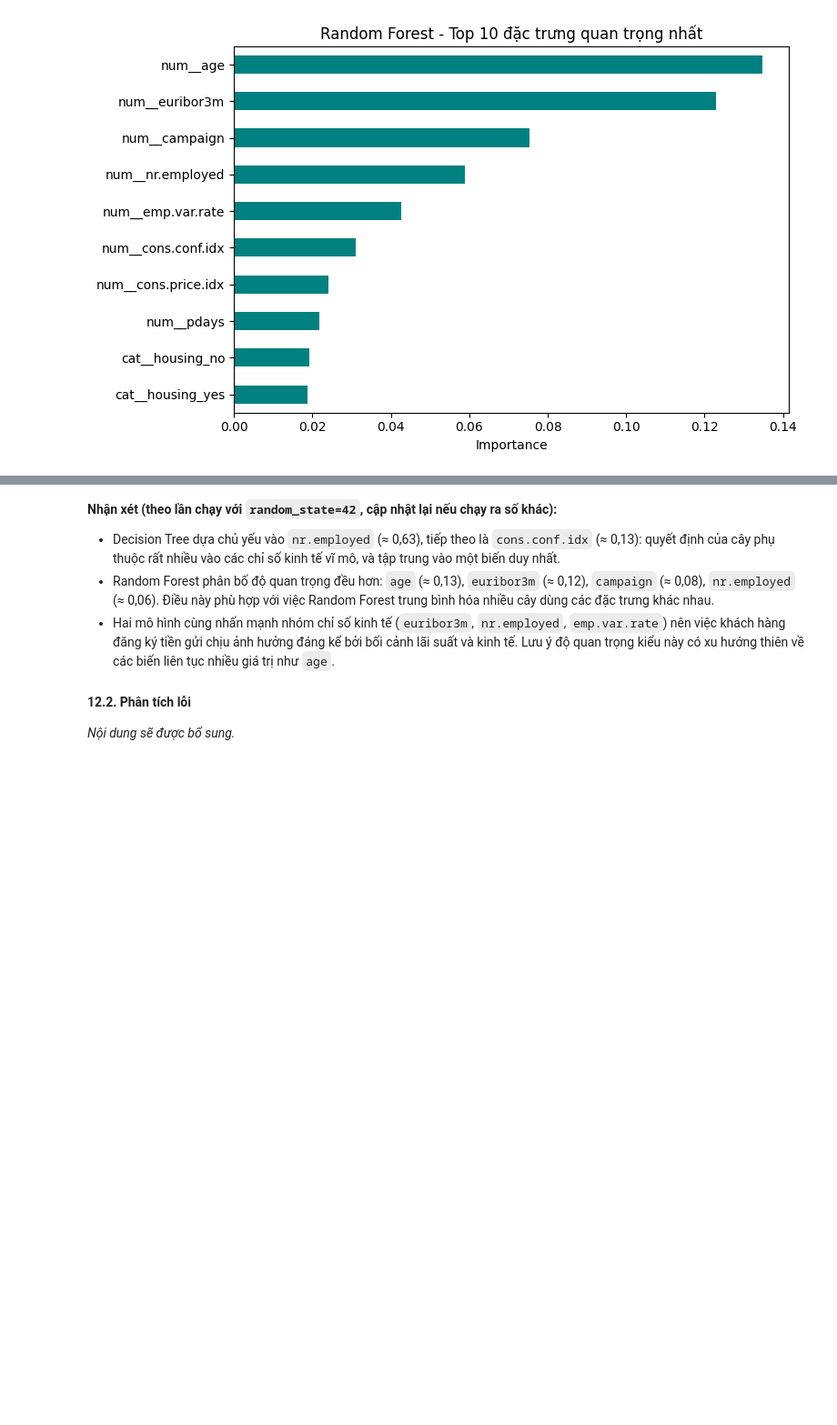
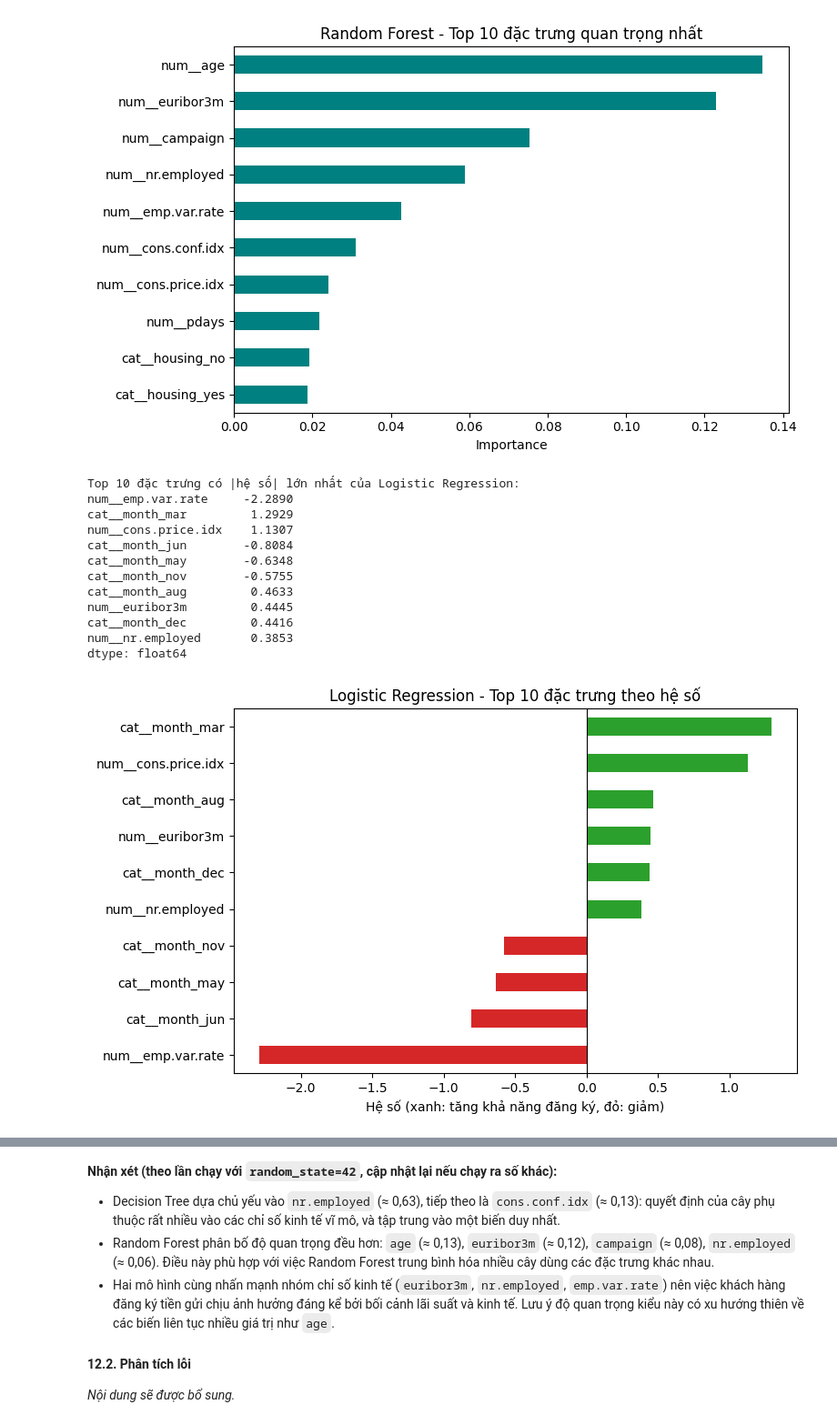
Before and after one commit to TQMinh19/SGU2627K1_MAYHOC, a Jupyter notebook: Đồ án cuối kỳ/Bank_Marketing.ipynb, the cells around one changed output, grey strips where cells are left out. Shown at 91% size. Drawn from its saved outputs; the diff is of its cells as text; code cells hidden in the pictures; blank space fills up the shorter version.

```diff
--- a/Đồ án cuối kỳ/Bank_Marketing.ipynb
+++ b/Đồ án cuối kỳ/Bank_Marketing.ipynb
@@ -1012,3 +1385,40 @@ cat__housing_no        0.0191
 cat__housing_yes       0.0189
 dtype: float64
 [figure]
+# %%
+import numpy as np
+import pandas as pd
+import matplotlib.pyplot as plt
+
+# Logistic Regression: hệ số của từng đặc trưng
+coef_lr = pd.Series(model_lr.coef_[0], index=feature_names)
+top10_lr = coef_lr.reindex(coef_lr.abs().sort_values(ascending=False).head(10).index)
+
+print("Top 10 đặc trưng có |hệ số| lớn nhất của Logistic Regression:")
+print(top10_lr.round(4))
+
+# Xanh: hệ số dương (tăng khả năng đăng ký), đỏ: hệ số âm (giảm)
+colors = ["tab:green" if v > 0 else "tab:red" for v in top10_lr.sort_values().values]
+
+plt.figure(figsize=(8, 5))
+top10_lr.sort_values().plot(kind="barh", color=colors)
+plt.axvline(0, color="black", linewidth=0.8)
+plt.title("Logistic Regression - Top 10 đặc trưng theo hệ số")
+plt.xlabel("Hệ số (xanh: tăng khả năng đăng ký, đỏ: giảm)")
+plt.ylabel("")
+plt.tight_layout()
+plt.show()
+# %% [output]
+Top 10 đặc trưng có |hệ số| lớn nhất của Logistic Regression:
+num__emp.var.rate     -2.2890
+cat__month_mar         1.2929
+num__cons.price.idx    1.1307
+cat__month_jun        -0.8084
+cat__month_may        -0.6348
+cat__month_nov        -0.5755
+cat__month_aug         0.4633
+num__euribor3m         0.4445
+cat__month_dec         0.4416
+num__nr.employed       0.3853
+dtype: float64
+[figure, added]
```
Also changed, not shown: parts of 22 cells of this notebook, 8 other files.
